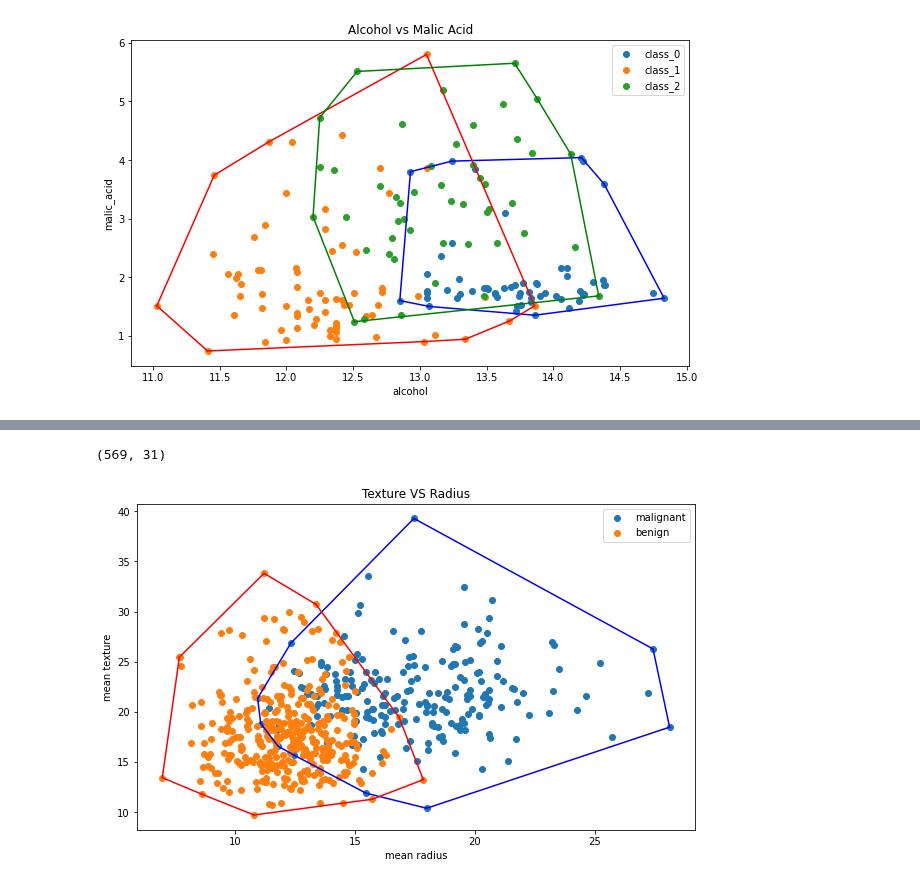
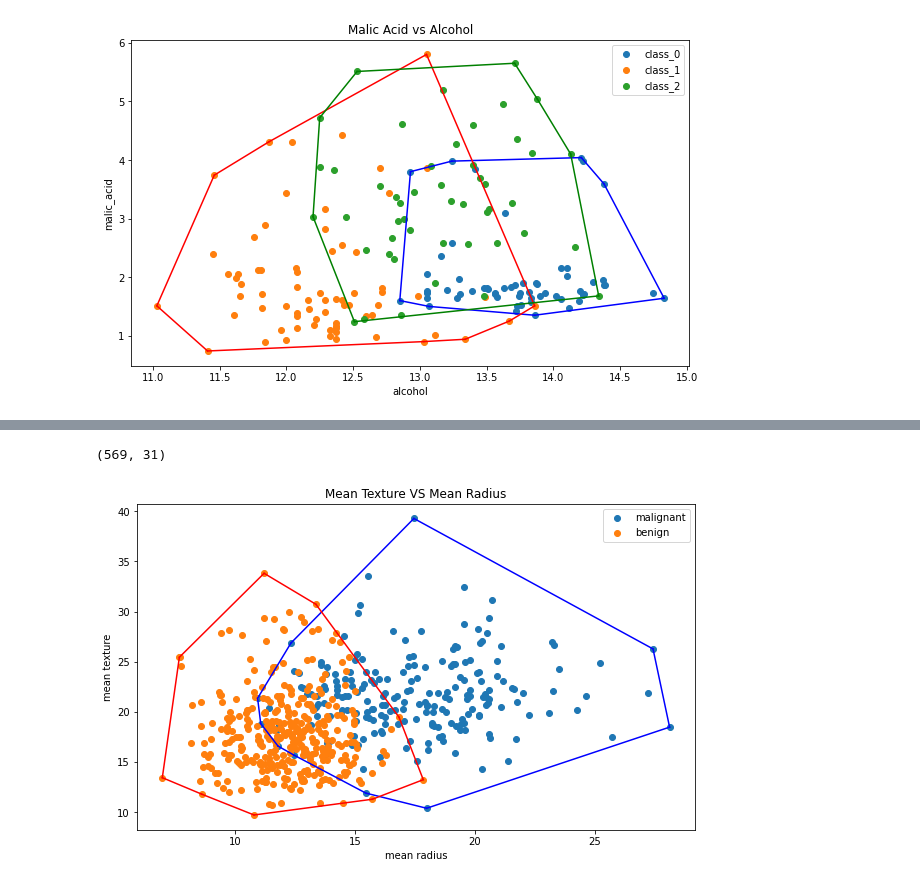
Before and after one commit to wmk567/convex-hull, a Jupyter notebook: src/convexhull.ipynb, the cells around one changed output, grey strips where cells are left out. Cells and saved outputs as stored; diff of their text form; code cells hidden in the pictures.

```diff
--- a/src/convexhull.ipynb
+++ b/src/convexhull.ipynb
@@ -186,7 +72,7 @@ df.head()
 
 plt.figure(figsize = (10, 6))
 colors = ['b','r','g']
-plt.title('Alcohol vs Malic Acid')
+plt.title('Malic Acid vs Alcohol')
 plt.xlabel(data.feature_names[0])
 plt.ylabel(data.feature_names[1])
 for i in range(len(data.target_names)):
@@ -194,7 +80,7 @@ for i in range(len(data.target_names)):
     bucket = bucket.iloc[:,[0,1]].values
     # Mengubah numpy array menjadi list yang dapat diproses oleh fungsi hullfinal
     temp = bucket.tolist()
-    hasil = hullfinal(temp)
+    hasil = convexhull.myConvexHull(temp)
     # Mengubah list kembali menjadi numpy agar bisa digambar
     hasil = np.array(hasil)
     print(" ")
@@ -208,0 +125,26 @@ plt.legend()
+# %%
+data = datasets.load_wine()
+# Mengambil data dari database
+df = pd.DataFrame(data.data, columns=data.feature_names)
+df['Target'] = pd.DataFrame(data.target)
+print(df.shape)
+df.head()
+
+plt.figure(figsize = (10, 6))
+colors = ['b','r','g']
+plt.title('Ash vs Alcohol')
+plt.xlabel(data.feature_names[0])
+plt.ylabel(data.feature_names[2])
+for i in range(len(data.target_names)):
+    bucket = df[df['Target'] == i]
+    bucket = bucket.iloc[:,[0,2]].values
+    # Mengubah numpy array menjadi list yang dapat diproses oleh fungsi hullfinal
+    temp = bucket.tolist()
+    hasil = convexhull.myConvexHull(temp)
+    # Mengubah list kembali menjadi numpy agar bisa digambar
+    hasil = np.array(hasil)
+    print(" ")
+    plt.scatter(bucket[:, 0], bucket[:, 1], label=data.target_names[i])
+    for j in range (0,len(hasil)-1):
+        plt.plot([hasil[j][0],hasil[j+1][0]], [hasil[j][1],hasil[j+1][1]], colors[i])
+plt.legend()
@@ -209,29 +155,29 @@ plt.legend()
 # %%
 data = datasets.load_breast_cancer()
 # Mengambil data dari database
 df = pd.DataFrame(data.data, columns=data.feature_names)
 df['Target'] = pd.DataFrame(data.target)
 print(df.shape)
 df.head()
 
 plt.figure(figsize = (10, 6))
 colors = ['b','r','g']
-plt.title('Texture VS Radius')
+plt.title('Mean Texture VS Mean Radius')
 plt.xlabel(data.feature_names[0])
 plt.ylabel(data.feature_names[1])
 for i in range(len(data.target_names)):
     bucket = df[df['Target'] == i]
     bucket = bucket.iloc[:,[0,1]].values
     # Mengubah numpy array menjadi list yang dapat diproses oleh fungsi hullfinal
     temp = bucket.tolist()
-    hasil = hullfinal(temp)
+    hasil = convexhull.myConvexHull(temp)
     # Mengubah list kembali menjadi numpy agar bisa digambar
     hasil = np.array(hasil)
     print(" ")
     plt.scatter(bucket[:, 0], bucket[:, 1], label=data.target_names[i])
     for j in range (0,len(hasil)-1):
         plt.plot([hasil[j][0],hasil[j+1][0]], [hasil[j][1],hasil[j+1][1]], colors[i])
     plt.legend()
 # %% [output]
 (569, 31)
-[figure, old version]
+[figure, new version]
```
Also changed, not shown: parts of 5 cells of this notebook, 1 other file.
